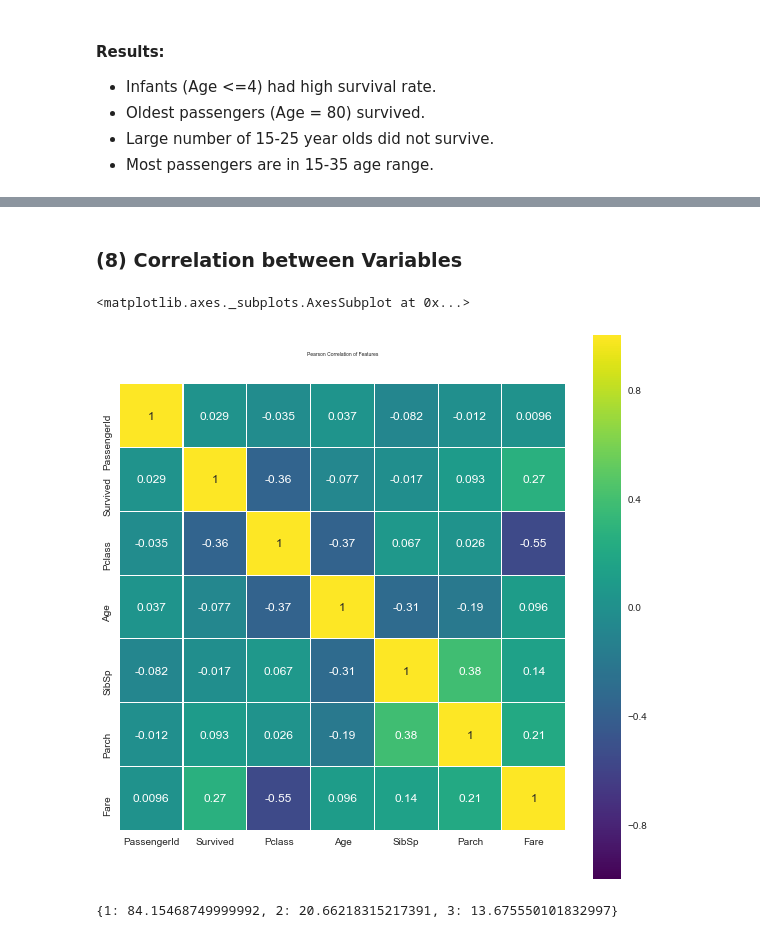
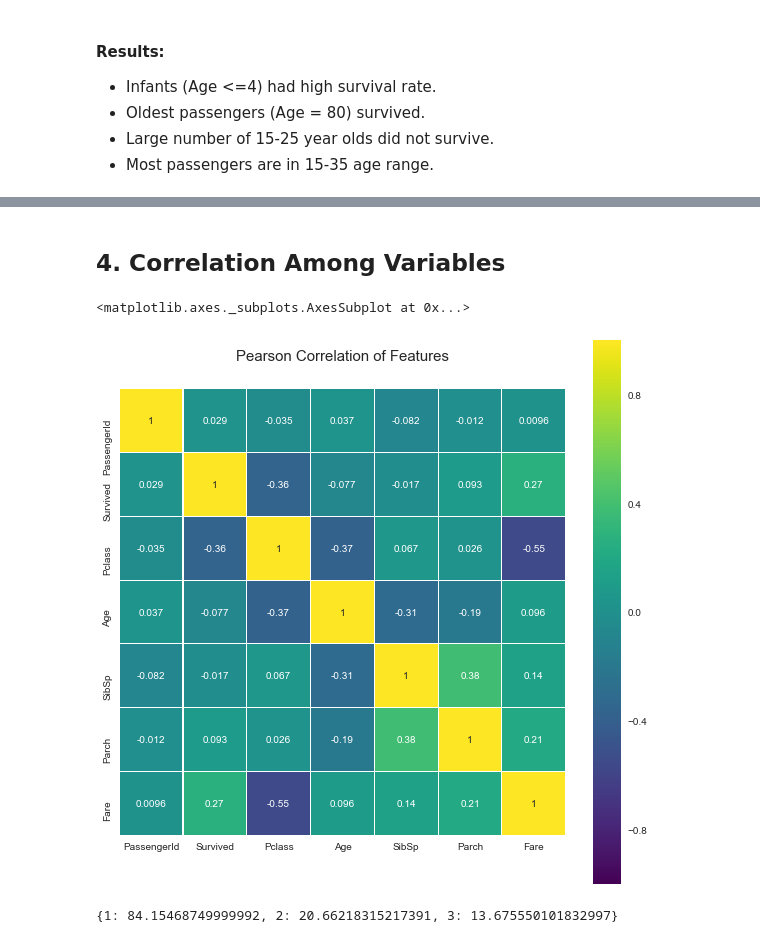
Before and after one commit to freena22/Data-Analysis-Projects, a Jupyter notebook: 01Kaggle_Titanic_Survival.ipynb, the cells around one changed output, grey strips where cells are left out. Drawn from its saved outputs; the diff is of its cells as text; code cells hidden in the pictures.

```diff
--- a/01Kaggle_Titanic_Survival.ipynb
+++ b/01Kaggle_Titanic_Survival.ipynb
@@ -319,13 +366,15 @@ Name: Survived, dtype: float64
 # %% [markdown]
-### (8) Correlation between Variables
+## 4. Correlation Among Variables
 # %%
+# Make a Pearson Correlation Matrix to check the dependence among variables
+
 colormap = plt.cm.viridis
 plt.figure(figsize=(10,10))
-plt.title('Pearson Correlation of Features', y=1.05, size=5)
+plt.title('Pearson Correlation of Features', y=1.05, size=15)
 sns.heatmap(new_titanic.corr(),linewidths=0.1,vmax=1.0, square=True, cmap=colormap, linecolor='white', annot=True)
 # %% [output]
 <matplotlib.axes._subplots.AxesSubplot at 0x...>
-[figure, old version]
+[figure, new version]
 # %%
 # calculate fares by class
 passenger_classes = [1, 2, 3]
```
Also changed, not shown: parts of 19 cells of this notebook.
